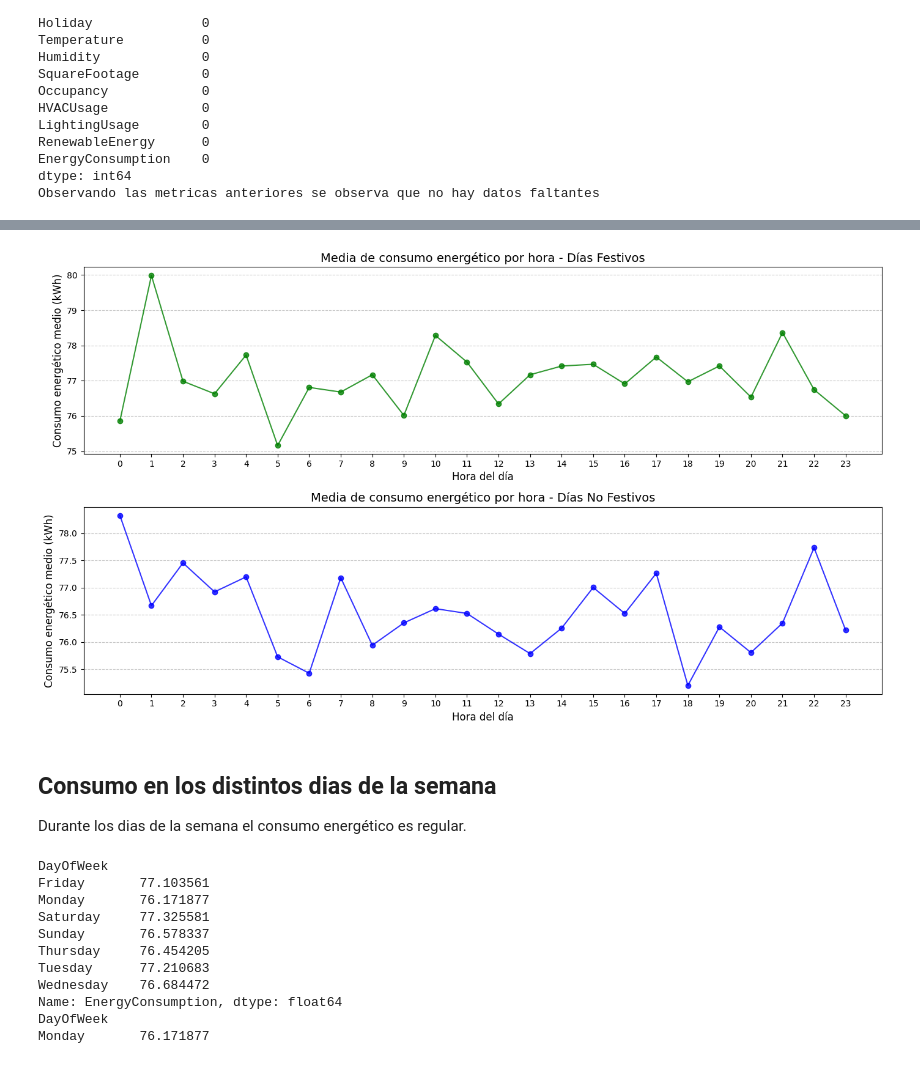
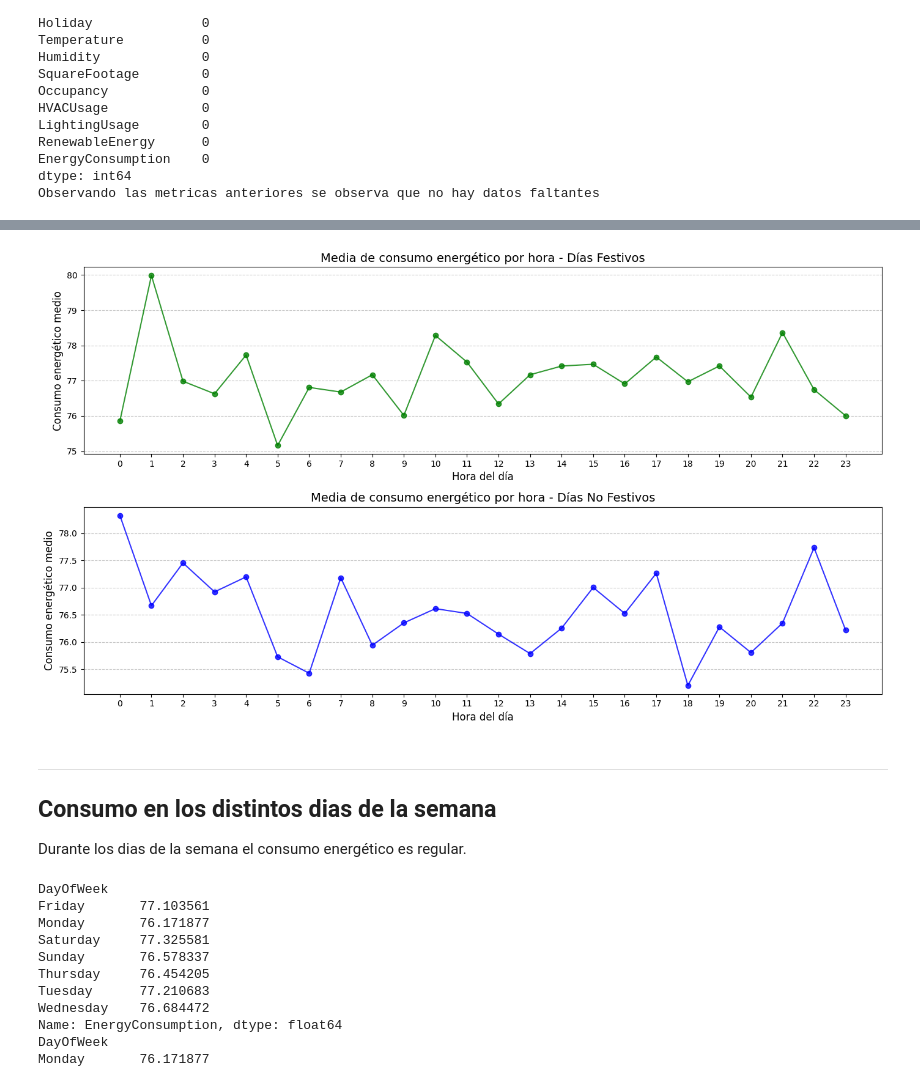
Before and after one commit to mansanjim1/MLE_energyConsumption, a Jupyter notebook: Energy_Consumption.ipynb, the cells around one changed output, grey strips where cells are left out. Saved outputs shown, nothing was run; the diff lists cells and outputs as text; code cells hidden in the pictures.

```diff
--- a/Energy_Consumption.ipynb
+++ b/Energy_Consumption.ipynb
@@ -93,33 +97,34 @@ En días festivos, el consumo energético presenta un comportamiento más irregu
 # %%
 df_holiday = df[df['Holiday'] == 'Yes']
 df_non_holiday = df[df['Holiday'] == 'No']
 
 df_hourly_energy_holiday = df_holiday.groupby('Hour')['EnergyConsumption'].mean()
 df_hourly_energy_non_holiday = df_non_holiday.groupby('Hour')['EnergyConsumption'].mean()
 
 # Días festivos
 plt.figure(figsize=(14, 8))
 plt.subplot(2, 1, 1)
 plt.plot(df_hourly_energy_holiday.index, df_hourly_energy_holiday.values, marker='o', linestyle='-', color='green', alpha=0.8)
 plt.title('Media de consumo energético por hora - Días Festivos', fontsize=14)
 plt.xlabel('Hora del día', fontsize=12)
-plt.ylabel('Consumo energético medio (kWh)', fontsize=12)
+plt.ylabel('Consumo energético medio', fontsize=12)
 plt.xticks(range(0, 24))
 plt.grid(axis='y', linestyle='--', alpha=0.7)
 
 # Días no festivos
 plt.subplot(2, 1, 2)
 plt.plot(df_hourly_energy_non_holiday.index, df_hourly_energy_non_holiday.values, marker='o', linestyle='-', color='blue', alpha=0.8)
 plt.title('Media de consumo energético por hora - Días No Festivos', fontsize=14)
 plt.xlabel('Hora del día', fontsize=12)
-plt.ylabel('Consumo energético medio (kWh)', fontsize=12)
+plt.ylabel('Consumo energético medio', fontsize=12)
 plt.xticks(range(0, 24))
 plt.grid(axis='y', linestyle='--', alpha=0.7)
 
 plt.tight_layout()
 # %% [output]
-[figure, old version]
+[figure, new version]
 # %% [markdown]
+---
 ## Consumo en los distintos dias de la semana
 
 Durante los dias de la semana el consumo energético es regular.
```
Also changed, not shown: parts of 13 cells of this notebook.
